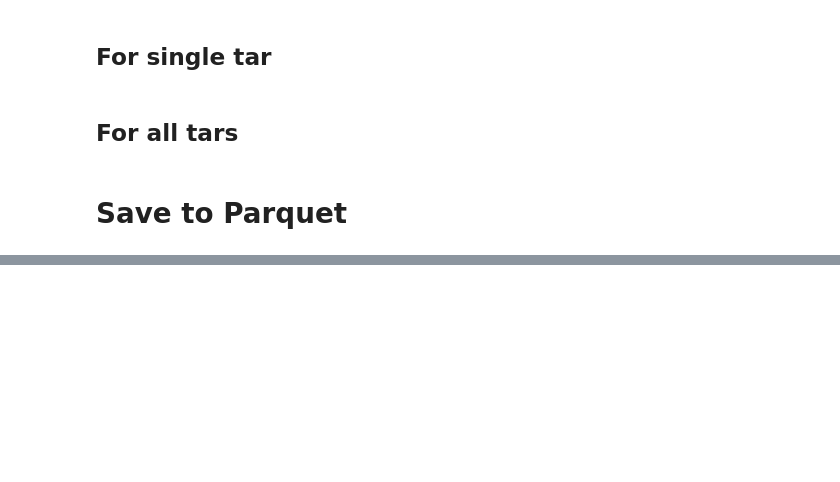
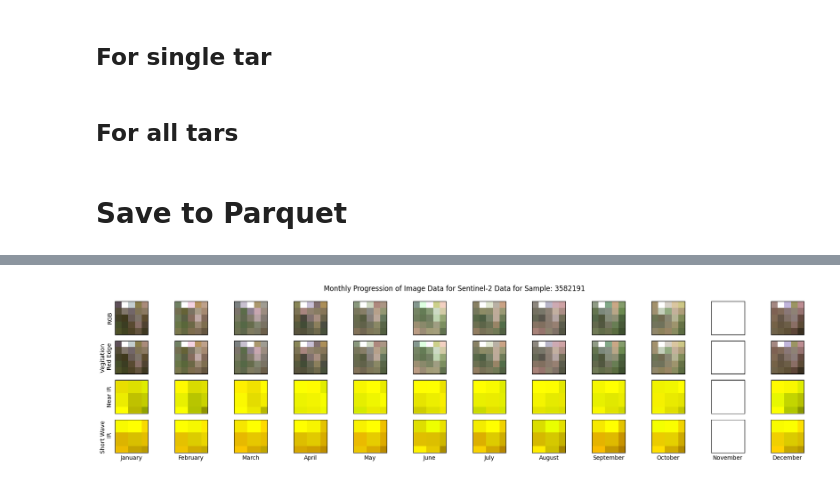
Before and after one commit to awilliams101111/dst-group-work, a Jupyter notebook: GlobalGeoTree/dataLoading.ipynb, the cells around one changed output, grey strips where cells are left out. Drawn from its saved outputs; the diff is of its cells as text; code cells hidden in the pictures; blank space fills up the shorter version.

Commit message:
loading and exploring image data

```diff
--- a/GlobalGeoTree/dataLoading.ipynb
+++ b/GlobalGeoTree/dataLoading.ipynb
@@ -25,7 +25,7 @@ Download complete!
 ## For single tar
 # %%
 
-tar_path = "GlobalGeoTree-6M/GlobalGeoTree-6M/GGT-0.2M_0.5M-000000.tar"
+tar_path = "GlobalGeoTree-6M\GlobalGeoTree-6M\GGT_3500001_3600000-000001.tar"
 
 small_sample = []
 
@@ -94,0 +156,70 @@ dfAll.to_parquet("GlobalGeoTree-6M/GlobalGeoTree-6M.parquet", index=False)
+# %%
+from matplotlib import pyplot as plt
+import matplotlib.ticker as ticker
+import numpy as np
+
+indexToPlot = random.randint(0, df1Tar.shape[0])
+sampleToPlot = 234244
+
+sampleIndex = df1Tar[df1Tar['ID'] == sampleToPlot].index.tolist()
+
+
+
+tensorTest = df1Tar.loc[indexToPlot, 'imgData']
+
+
+
+figImg, axImg = plt.subplots(nrows = 4, ncols = 12, figsize = (12*1.5,3*1.5))
+
+channels = ['RGB', 'Vegitation \n Red Edge', 'Near IR',  'Short Wave \n IR']
+months = ["January", "February", "March", "April", "May", "June",
+    "July", "August", "September", "October", "November", "December"]
+
+def normaliseRGB(imageArr):
+    for c in range(3):
+        maxVal = imageArr[:, :, c].max()
+        if maxVal > 0:
+            imageArr[:, :, c] = imageArr[:, :, c]/maxVal
+    return imageArr
+
+for i in range(12*4):
+    a = i // 12
+    b = i % 12
+
+    axImg[a, b].set_aspect(1)
+    axImg[3, b].set_xlabel(months[b])
+    axImg[a, 0].set_ylabel(channels[a])
+
+    axImg[a, b].xaxis.set_major_locator(ticker.NullLocator())
+    axImg[a, b].yaxis.set_major_locator(ticker.NullLocator())
+
+for b in range(12):
+    # RGB
+    rgb = tensorTest[b, [2, 1, 0], :, :]
+    rgb_np = normaliseRGB(rgb.permute(1, 2, 0).numpy())
+
+    # Vegitation Red Edge
+    vre = tensorTest[b, [3, 4, 5], :, :]
+    vre_np = normaliseRGB(rgb.permute(1, 2, 0).numpy())
+
+    # NIR - only two channels so use zeros for the third
+    nir = tensorTest[b, 6]
+    nirA = tensorTest[b, 7]
+    nirInRGB = torch.stack([nir, nirA, torch.zeros_like(nirA)], dim =0)
+    nirInRGB_np = normaliseRGB(nirInRGB.permute(1, 2, 0).numpy())
+
+    # SWIR - only two channels so use zeros for the third
+    swir1 = tensorTest[b, 8]
+    swir2 = tensorTest[b, 9]
+    swirInRGB = torch.stack([swir1, swir2, torch.zeros_like(swir1)], dim =0)
+    swirInRGB_np = normaliseRGB(swirInRGB.permute(1, 2, 0).numpy())
+
+    axImg[0, b].imshow(rgb_np)
+    axImg[1, b].imshow(vre_np)
+    axImg[2, b].imshow(nirInRGB_np)
+    axImg[3, b].imshow(swirInRGB_np)
+
+figImg.suptitle('Monthly Progression of Image Data for Sentinel-2 Data for Sample: '+ str( df1Tar.loc[indexToPlot, 'ID']))
+figImg.tight_layout()
+# %% [output]
+[figure, added]
```
Also changed, not shown: parts of 7 cells of this notebook.
